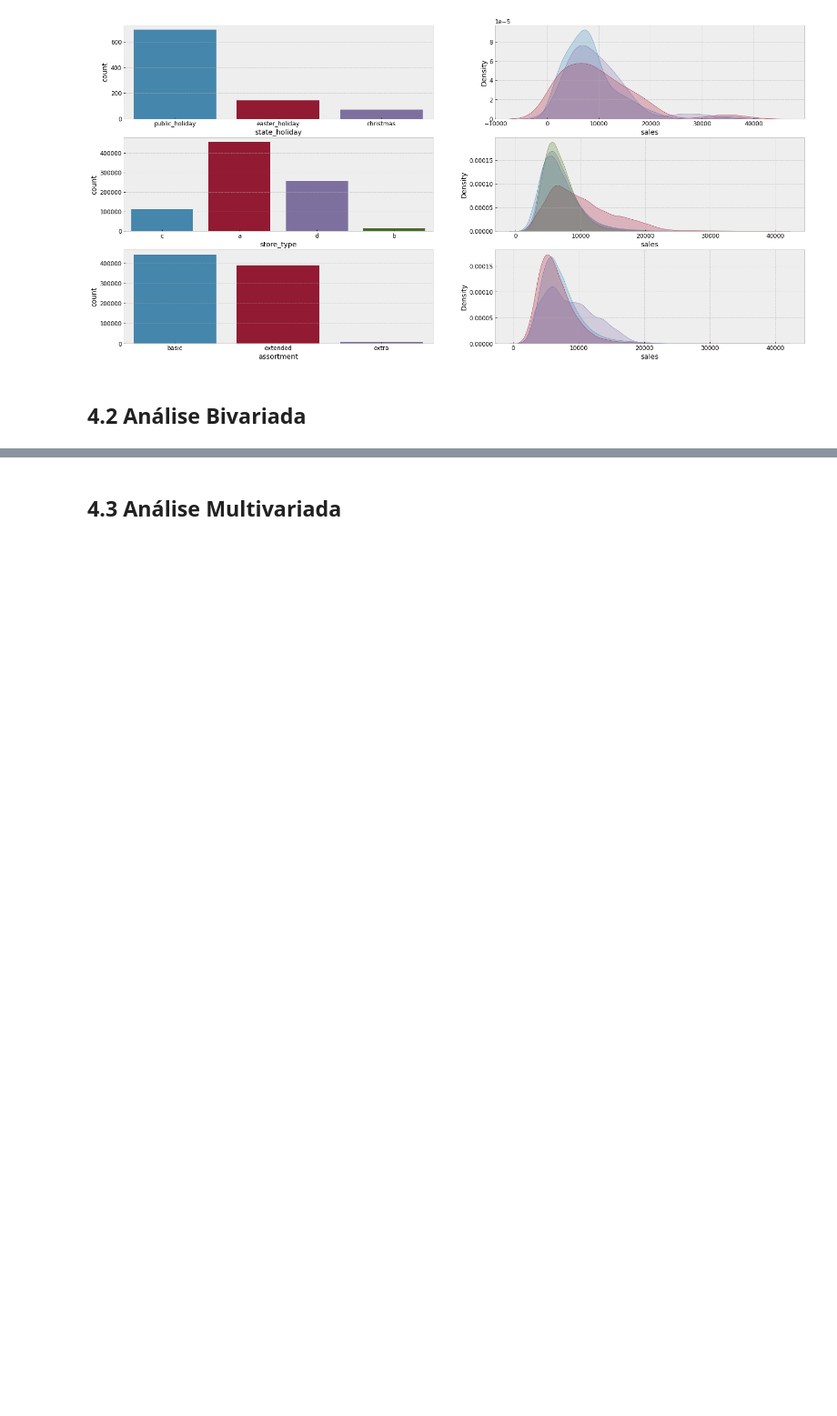
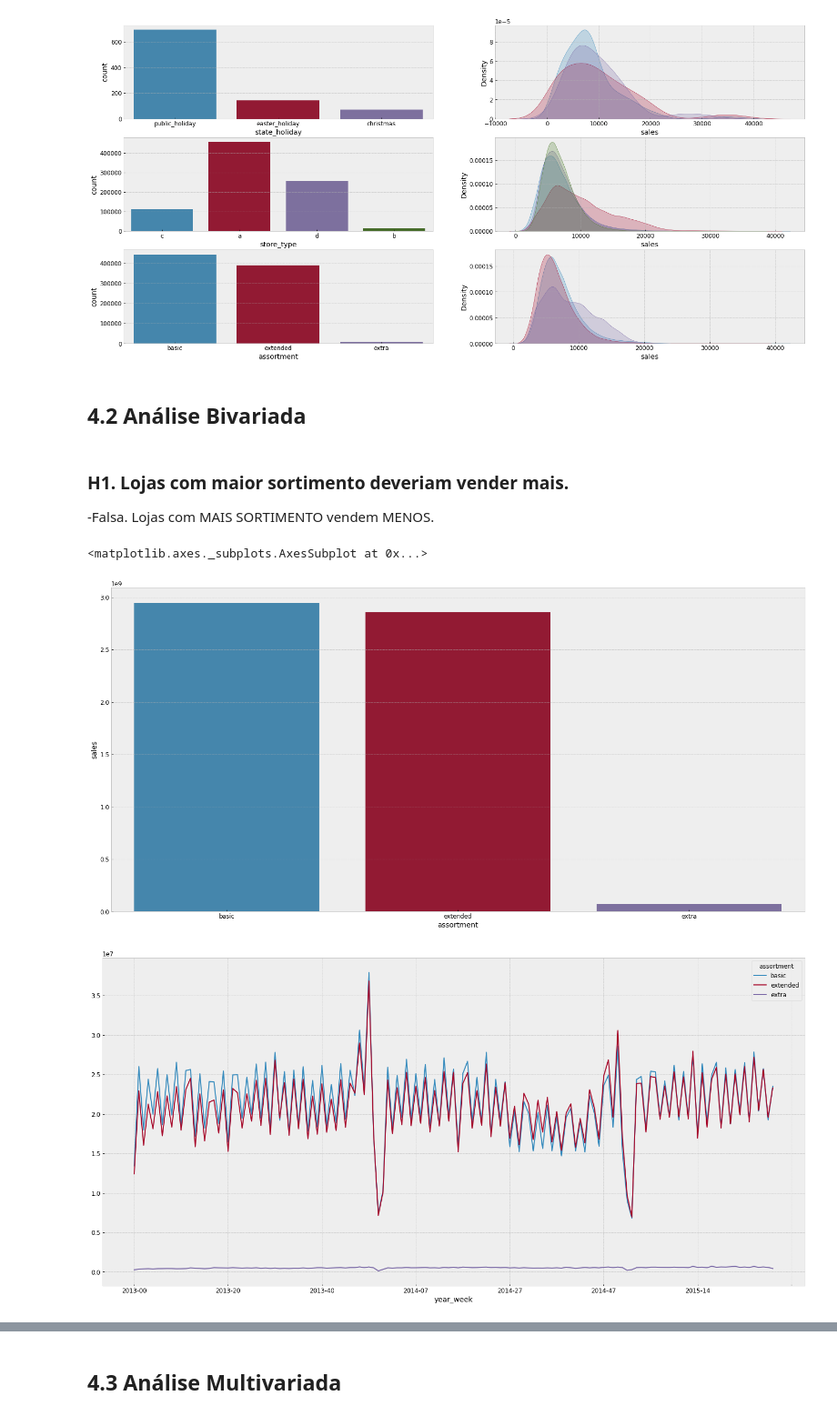
Before and after one commit to GuilhermeRuy97/Data-Science-em-Producao-Meigarom, a Jupyter notebook: data_science_em_producao.ipynb, the cells around one changed output, grey strips where cells are left out. Shown at 91% size. Drawn from its saved outputs; the diff is of its cells as text; code cells hidden in the pictures; blank space fills up the shorter version.

```diff
--- a/data_science_em_producao.ipynb
+++ b/data_science_em_producao.ipynb
@@ -662,3 +662,25 @@ sns.kdeplot( df4[df4['assortment'] == 'extra']['sales'], label='extra', shade=Tr
 [figure]
 # %% [markdown]
 ## 4.2 Análise Bivariada
+# %% [markdown]
+### H1. Lojas com maior sortimento deveriam vender mais.
+-Falsa. Lojas com MAIS SORTIMENTO vendem MENOS.
+# %%
+
+
+aux1 = df4[['assortment', 'sales']].groupby( 'assortment' ).sum().reset_index()
+sns.barplot( x='assortment', y='sales', data=aux1 );
+
+aux2 = df4[['year_week', 'assortment', 'sales']].groupby( ['year_week','assortment'] ).sum().reset_index()
+aux2.pivot( index='year_week', columns='assortment', values='sales' ).plot()
+
+aux3 = aux2[aux2['assortment'] == 'extra']
+aux3.pivot( index='year_week', columns='assortment', values='sales' ).plot()
+
+
+#Note como também podemos analisar mais profundamente a feature para ver se não há erros na análise da hipótese;
+#Como extra é menor, negamos a hipótese.
+# %% [output]
+<matplotlib.axes._subplots.AxesSubplot at 0x...>
+[figure, added]
+[figure, added]
```
Also changed, not shown: parts of 8 cells of this notebook.
